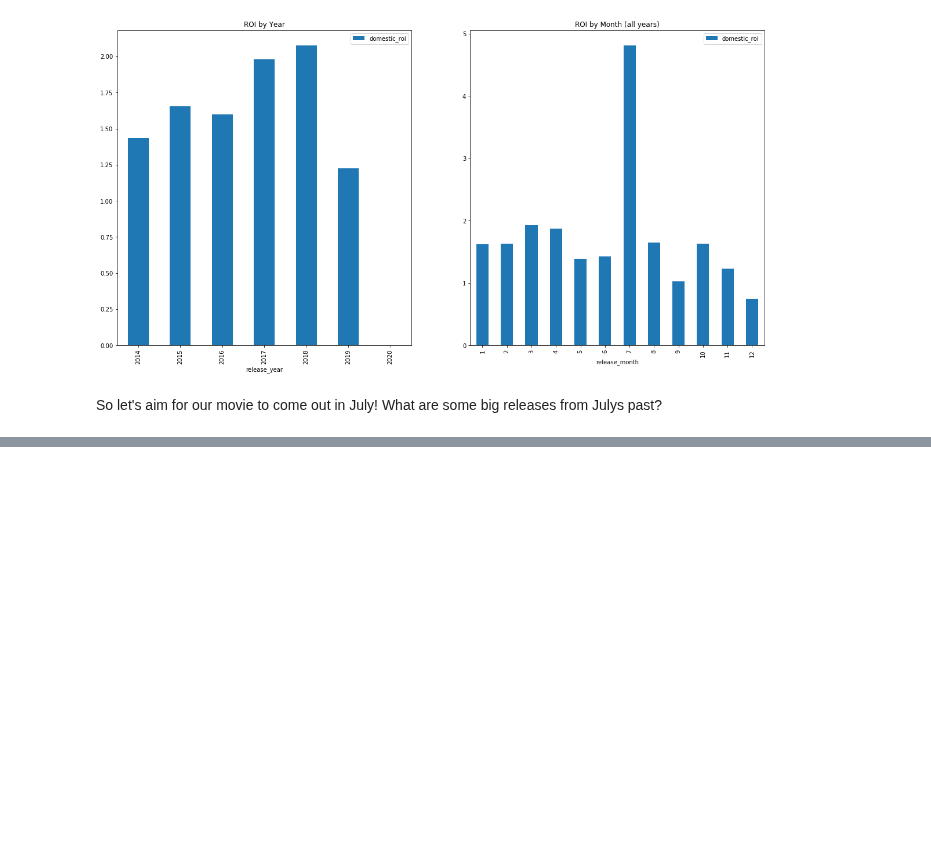
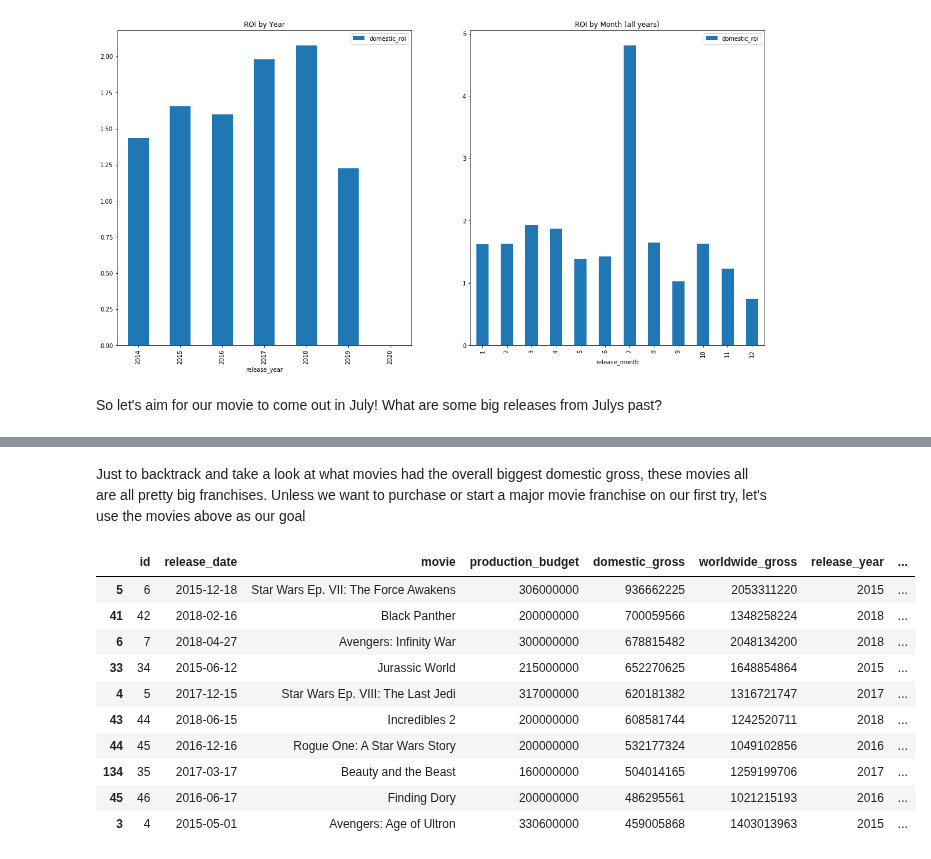
Before and after one commit to christisarv/dsc-phase-1-project-online, a Jupyter notebook: Budgets Data.ipynb, the cells around one changed output, grey strips where cells are left out. Saved outputs shown, nothing was run; the diff lists cells and outputs as text; code cells hidden in the pictures; blank space fills up the shorter version.

```diff
--- a/Budgets Data.ipynb
+++ b/Budgets Data.ipynb
@@ -111,0 +113,16 @@ NameError: name 'xy' is not defined
+# %% [markdown]
+Just to backtrack and take a look at what movies had the overall biggest domestic gross, these movies all are all pretty big franchises. Unless we want to purchase or start a major movie franchise on our first try, let's use the movies above as our goal
+# %%
+df_budgets.sort_values(['domestic_gross'], ascending = False).head(10)
+# %% [output]
+|  | id | release_date | movie | production_budget | domestic_gross | worldwide_gross | release_year | ... |
+| 5 | 6 | 2015-12-18 | Star Wars Ep. VII: The Force Awakens | 306000000 | 936662225 | 2053311220 | 2015 | ... |
+| 41 | 42 | 2018-02-16 | Black Panther | 200000000 | 700059566 | 1348258224 | 2018 | ... |
+| 6 | 7 | 2018-04-27 | Avengers: Infinity War | 300000000 | 678815482 | 2048134200 | 2018 | ... |
+| 33 | 34 | 2015-06-12 | Jurassic World | 215000000 | 652270625 | 1648854864 | 2015 | ... |
+| 4 | 5 | 2017-12-15 | Star Wars Ep. VIII: The Last Jedi | 317000000 | 620181382 | 1316721747 | 2017 | ... |
+| 43 | 44 | 2018-06-15 | Incredibles 2 | 200000000 | 608581744 | 1242520711 | 2018 | ... |
+| 44 | 45 | 2016-12-16 | Rogue One: A Star Wars Story | 200000000 | 532177324 | 1049102856 | 2016 | ... |
+| 134 | 35 | 2017-03-17 | Beauty and the Beast | 160000000 | 504014165 | 1259199706 | 2017 | ... |
+| 45 | 46 | 2016-06-17 | Finding Dory | 200000000 | 486295561 | 1021215193 | 2016 | ... |
+| 3 | 4 | 2015-05-01 | Avengers: Age of Ultron | 330600000 | 459005868 | 1403013963 | 2015 | ... |
```
Also changed, not shown: parts of 10 cells of this notebook, 2 other files.
